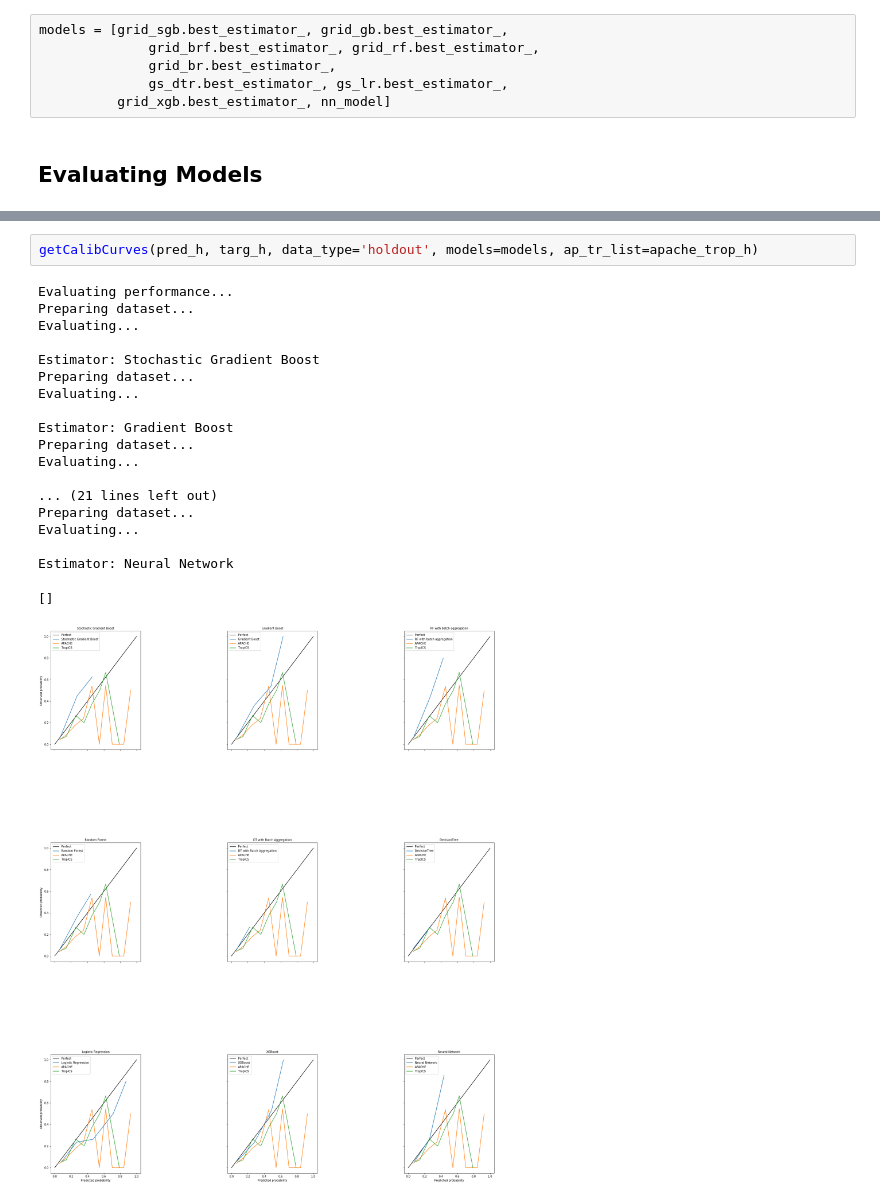
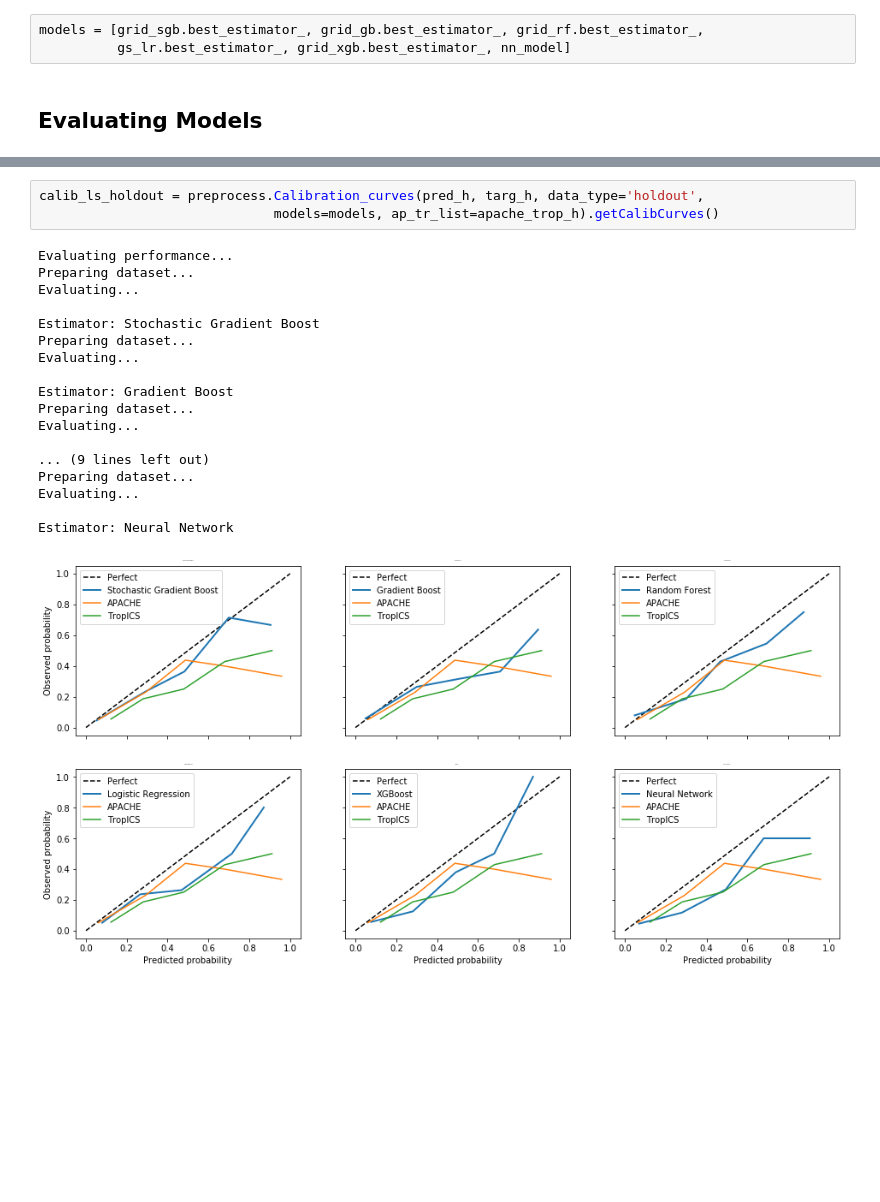
Before and after one commit to drdileepunni/python, a Jupyter notebook: Nature/using_database.ipynb, the cells around one changed output, grey strips where cells are left out. Cells and saved outputs as stored; diff of their text form; blank space fills up the shorter version.

```diff
--- a/Nature/using_database.ipynb
+++ b/Nature/using_database.ipynb
@@ -373,8 +249,5 @@ Train set accuracy score for best param: 0.815
 # %%
-models = [grid_sgb.best_estimator_, grid_gb.best_estimator_,
-              grid_brf.best_estimator_, grid_rf.best_estimator_,
-              grid_br.best_estimator_,
-              gs_dtr.best_estimator_, gs_lr.best_estimator_,
-          grid_xgb.best_estimator_, nn_model]
+models = [grid_sgb.best_estimator_, grid_gb.best_estimator_, grid_rf.best_estimator_,
+          gs_lr.best_estimator_, grid_xgb.best_estimator_, nn_model]
 # %% [markdown]
 ##  Evaluating Models
@@ -470,22 +368,22 @@ Estimator: Neural Network
 # %%
-getCalibCurves(pred_h, targ_h, data_type='holdout', models=models, ap_tr_list=apache_trop_h)
+calib_ls_holdout = preprocess.Calibration_curves(pred_h, targ_h, data_type='holdout',
+                              models=models, ap_tr_list=apache_trop_h).getCalibCurves()
 # %% [output]
 Evaluating performance...
 Preparing dataset...
 Evaluating...
 
 Estimator: Stochastic Gradient Boost
 Preparing dataset...
 Evaluating...
 
 Estimator: Gradient Boost
 Preparing dataset...
 Evaluating...
 
-... (21 lines left out)
+... (9 lines left out)
 Preparing dataset...
 Evaluating...
 
 Estimator: Neural Network
-[]
-[figure, old version]
+[figure, new version]
```
Also changed, not shown: parts of 16 cells of this notebook, 1 other file.
